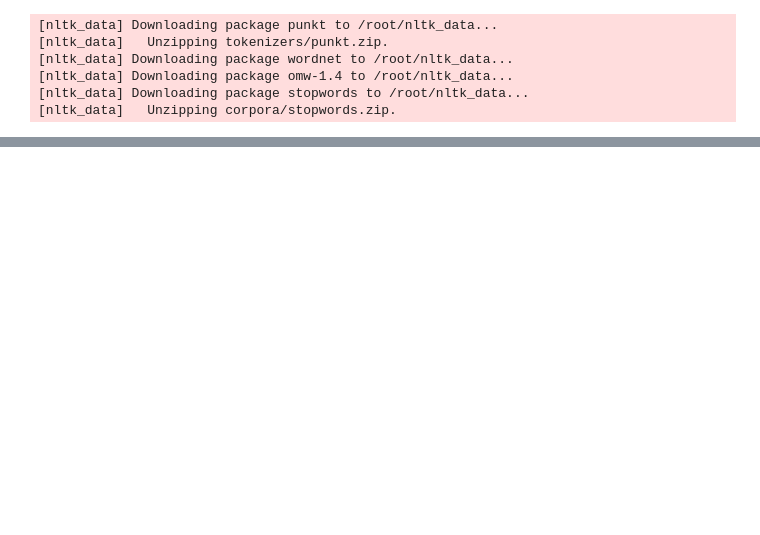
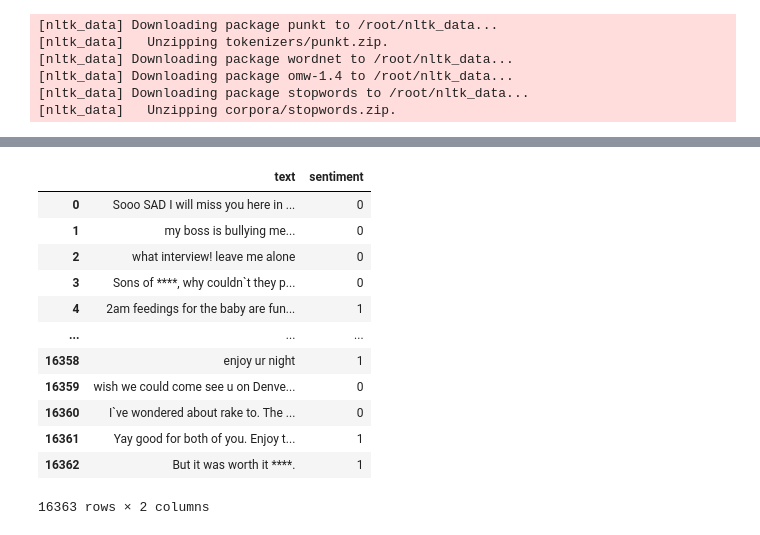
Before and after one commit to harishahamed26/Sentimental-Analysis, a Jupyter notebook: SentimentalAnalysis.ipynb, the cells around one changed output, grey strips where cells are left out. Saved outputs shown, nothing was run; the diff lists cells and outputs as text; code cells hidden in the pictures; blank space fills up the shorter version.

```diff
--- a/SentimentalAnalysis.ipynb
+++ b/SentimentalAnalysis.ipynb
@@ -40,0 +73,20 @@ RANDOM_SEED = 100
+# %%
+from sklearn import preprocessing
+
+label_encoder = preprocessing.LabelEncoder()
+df_sentimentalDS['sentiment']= label_encoder.fit_transform(df_sentimentalDS['sentiment'])
+df_sentimentalDS
+# %% [output]
+|  | text | sentiment |
+| 0 | Sooo SAD I will miss you here in ... | 0 |
+| 1 | my boss is bullying me... | 0 |
+| 2 | what interview! leave me alone | 0 |
+| 3 | Sons of ****, why couldn`t they p... | 0 |
+| 4 | 2am feedings for the baby are fun... | 1 |
+| ... | ... | ... |
+| 16358 | enjoy ur night | 1 |
+| 16359 | wish we could come see u on Denve... | 0 |
+| 16360 | I`ve wondered about rake to. The ... | 0 |
+| 16361 | Yay good for both of you. Enjoy t... | 1 |
+| 16362 | But it was worth it ****. | 1 |
+16363 rows × 2 columns
```
Also changed, not shown: parts of 9 cells of this notebook.
